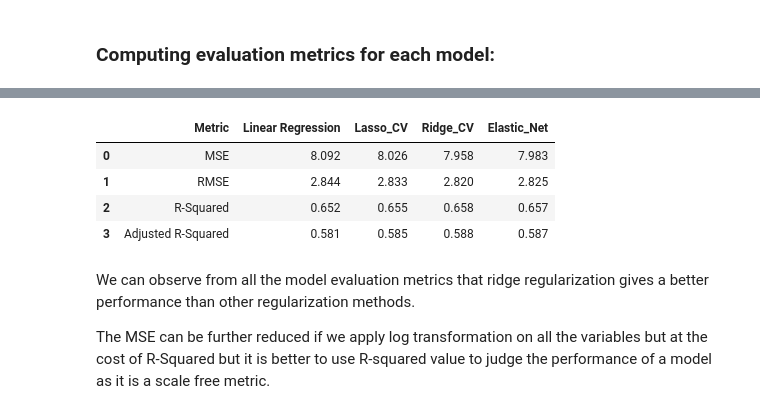
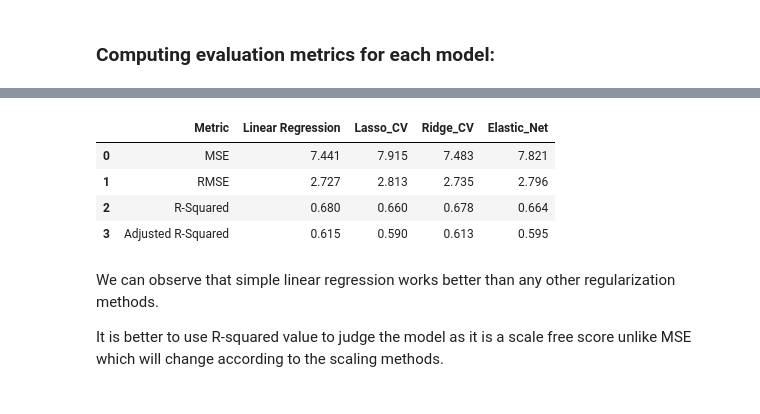
Before and after one commit to Rudrajit12/ML_Projects, a Jupyter notebook: Linear_Regression_Boston_Housing_Data.ipynb, the cells around one changed output, grey strips where cells are left out. Cells and saved outputs as stored; diff of their text form; code cells hidden in the pictures.

Commit message:
With log transformation

```diff
--- a/Linear_Regression_Boston_Housing_Data.ipynb
+++ b/Linear_Regression_Boston_Housing_Data.ipynb
@@ -466,19 +473,19 @@ Adjusted R2 score is 0.5874301788531457
 # %%
 models = pd.DataFrame(
     {'Metric': ['MSE','RMSE','R-Squared','Adjusted R-Squared'],
-     'Linear Regression': [8.092, 2.844, 0.652, 0.581],
-     'Lasso_CV': [8.026, 2.833, 0.655, 0.585],
-     'Ridge_CV': [7.958, 2.820, 0.658, 0.588],
-     'Elastic_Net': [7.983, 2.825, 0.657, 0.587]}
+     'Linear Regression': [7.441, 2.727, 0.680, 0.615],
+     'Lasso_CV': [7.915, 2.813, 0.660, 0.590],
+     'Ridge_CV': [7.483, 2.735, 0.678, 0.613],
+     'Elastic_Net': [7.821, 2.796, 0.664, 0.595]}
 )
 models
 # %% [output]
 |  | Metric | Linear Regression | Lasso_CV | Ridge_CV | Elastic_Net |
-| 0 | MSE | 8.092 | 8.026 | 7.958 | 7.983 |
-| 1 | RMSE | 2.844 | 2.833 | 2.820 | 2.825 |
-| 2 | R-Squared | 0.652 | 0.655 | 0.658 | 0.657 |
-| 3 | Adjusted R-Squared | 0.581 | 0.585 | 0.588 | 0.587 |
+| 0 | MSE | 7.441 | 7.915 | 7.483 | 7.821 |
+| 1 | RMSE | 2.727 | 2.813 | 2.735 | 2.796 |
+| 2 | R-Squared | 0.680 | 0.660 | 0.678 | 0.664 |
+| 3 | Adjusted R-Squared | 0.615 | 0.590 | 0.613 | 0.595 |
 # %% [markdown]
-We can observe from all the model evaluation metrics that ridge regularization gives a better performance than other regularization methods.
+We can observe that simple linear regression works better than any other regularization methods.
 
-The MSE can be further reduced if we apply log transformation on all the variables but at the cost of R-Squared but it is better to use R-squared value to judge the performance of a model as it is a scale free metric.
+It is better to use R-squared value to judge the model as it is a scale free score unlike MSE which will change according to the scaling methods.
```
Also changed, not shown: parts of 8 cells of this notebook.
